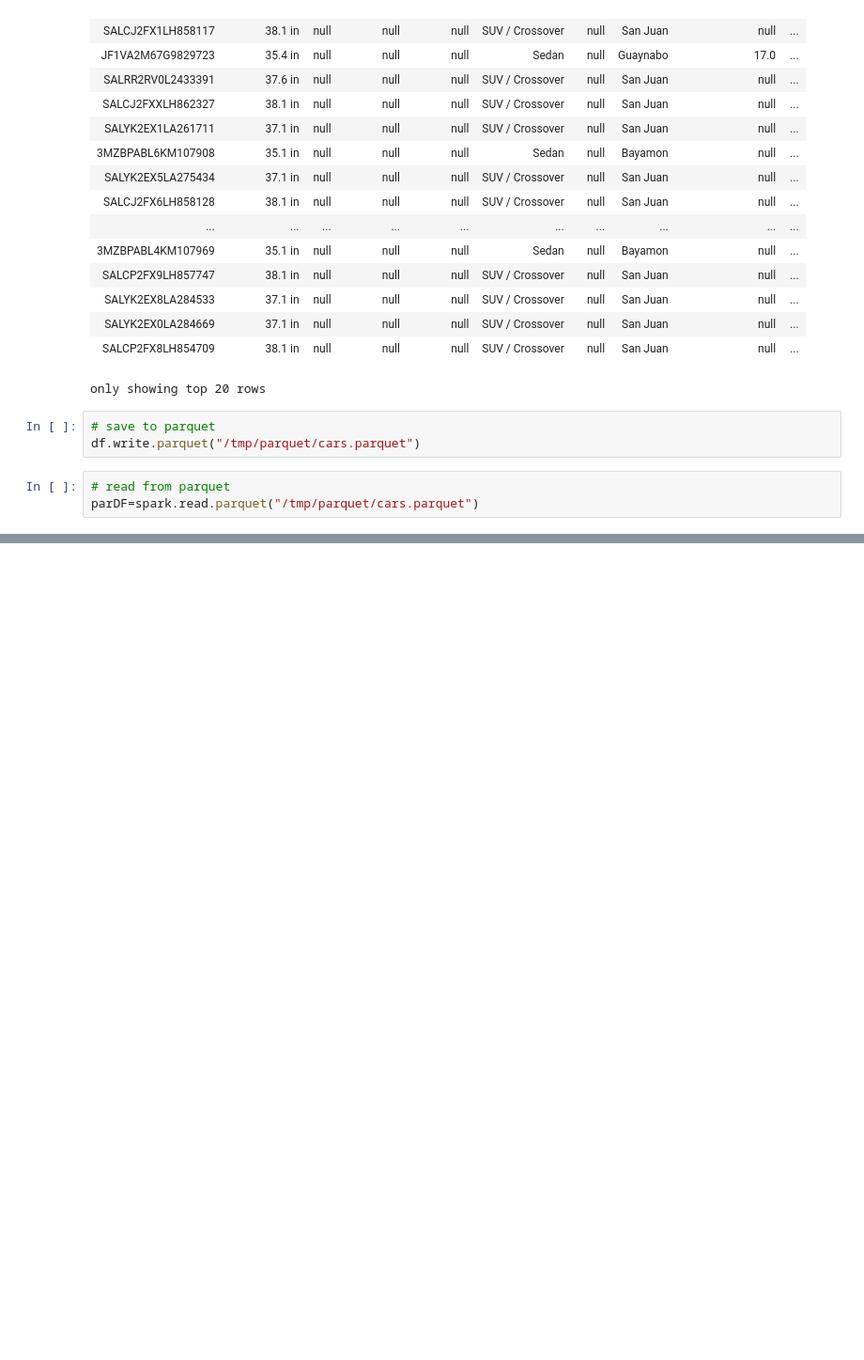
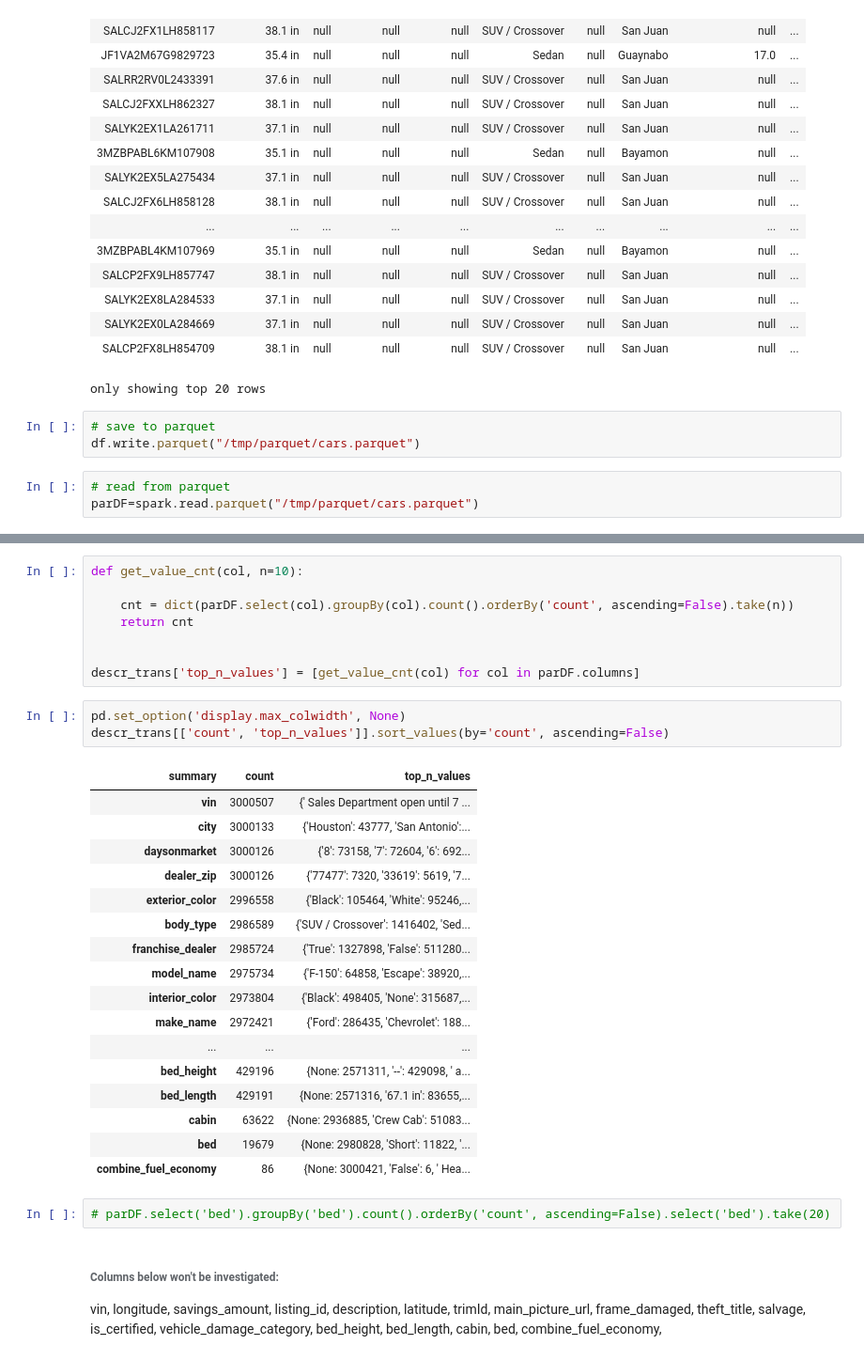
Before and after one commit to DataCrane/cars_spark, a Jupyter notebook: Cars_prices.ipynb, the cells around one changed output, grey strips where cells are left out. Shown at 94% size. Saved outputs shown, nothing was run; the diff lists cells and outputs as text; blank space fills up the shorter version.

```diff
--- a/Cars_prices.ipynb
+++ b/Cars_prices.ipynb
@@ -107,0 +185,52 @@ TypeError: Column is not iterable
+# %%
+def get_value_cnt(col, n=10):
+
+    cnt = dict(parDF.select(col).groupBy(col).count().orderBy('count', ascending=False).take(n))
+    return cnt
+
+
+descr_trans['top_n_values'] = [get_value_cnt(col) for col in parDF.columns]
+# %%
+pd.set_option('display.max_colwidth', None)
+descr_trans[['count', 'top_n_values']].sort_values(by='count', ascending=False)
+# %% [output]
+| summary | count | top_n_values |
+| vin | 3000507 | {' Sales Department open until 7 ... |
+| city | 3000133 | {'Houston': 43777, 'San Antonio':... |
+| daysonmarket | 3000126 | {'8': 73158, '7': 72604, '6': 692... |
+| dealer_zip | 3000126 | {'77477': 7320, '33619': 5619, '7... |
+| exterior_color | 2996558 | {'Black': 105464, 'White': 95246,... |
+| body_type | 2986589 | {'SUV / Crossover': 1416402, 'Sed... |
+| franchise_dealer | 2985724 | {'True': 1327898, 'False': 511280... |
+| model_name | 2975734 | {'F-150': 64858, 'Escape': 38920,... |
+| interior_color | 2973804 | {'Black': 498405, 'None': 315687,... |
+| make_name | 2972421 | {'Ford': 286435, 'Chevrolet': 188... |
+| ... | ... | ... |
+| bed_height | 429196 | {None: 2571311, '--': 429098, ' a... |
+| bed_length | 429191 | {None: 2571316, '67.1 in': 83655,... |
+| cabin | 63622 | {None: 2936885, 'Crew Cab': 51083... |
+| bed | 19679 | {None: 2980828, 'Short': 11822, '... |
+| combine_fuel_economy | 86 | {None: 3000421, 'False': 6, ' Hea... |
+# %%
+# parDF.select('bed').groupBy('bed').count().orderBy('count', ascending=False).select('bed').take(20)
+# %% [markdown]
+###### Columns below won't be investigated:
+
+vin,
+longitude,
+savings_amount,
+listing_id,
+description,
+latitude,
+trimId,
+main_picture_url,
+frame_damaged,
+theft_title,
+salvage,
+is_certified,
+vehicle_damage_category,
+bed_height,
+bed_length,
+cabin,
+bed,
+combine_fuel_economy,
```
Also changed, not shown: parts of 15 cells of this notebook.
